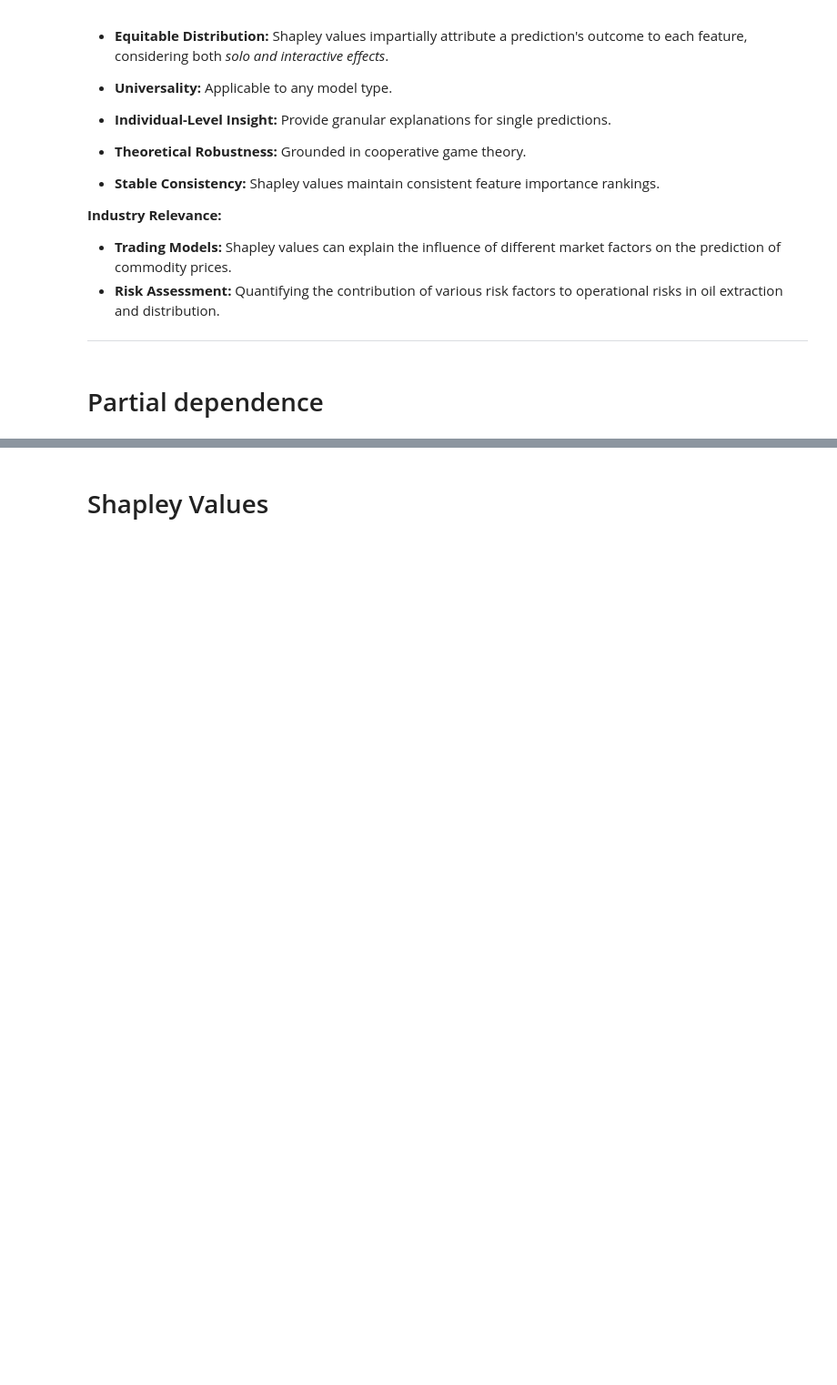
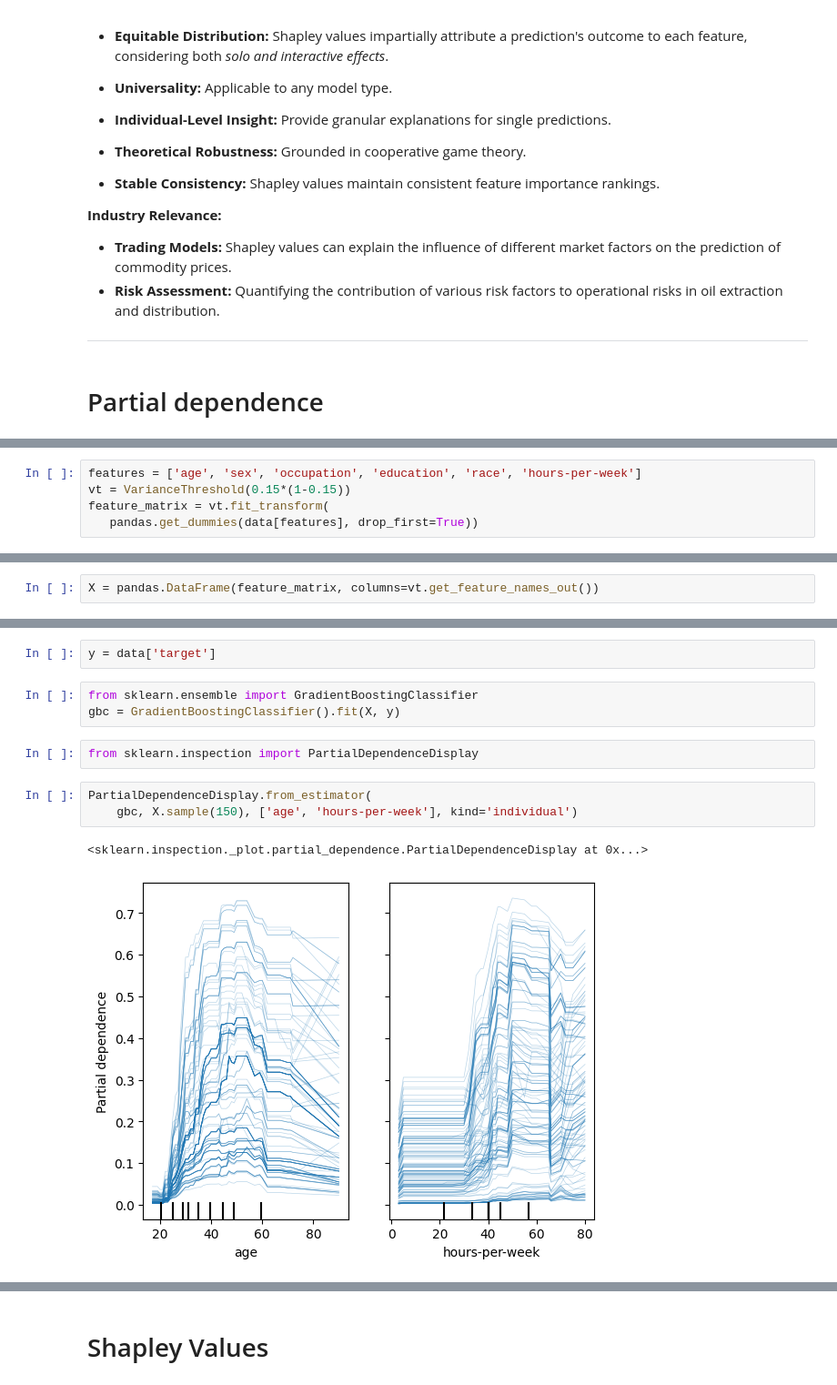
Before and after one commit to dhesse/IN-STK5k-2024-classroom-notes, a Jupyter notebook: nbhome/Lecture 12 - Interpretable Models.ipynb, the cells around one changed output, grey strips where cells are left out. Shown at 91% size. Cells and saved outputs as stored; diff of their text form; blank space fills up the shorter version.

```diff
--- a/nbhome/Lecture 12 - Interpretable Models.ipynb
+++ b/nbhome/Lecture 12 - Interpretable Models.ipynb
@@ -126,0 +189,5 @@
+# %%
+features = ['age', 'sex', 'occupation', 'education', 'race', 'hours-per-week']
+vt = VarianceThreshold(0.15*(1-0.15))
+feature_matrix = vt.fit_transform(
+   pandas.get_dummies(data[features], drop_first=True))
@@ -126,0 +204,2 @@
+# %%
+X = pandas.DataFrame(feature_matrix, columns=vt.get_feature_names_out())
@@ -126,0 +222,13 @@
+# %%
+y = data['target']
+# %%
+from sklearn.ensemble import GradientBoostingClassifier
+gbc = GradientBoostingClassifier().fit(X, y)
+# %%
+from sklearn.inspection import PartialDependenceDisplay
+# %%
+PartialDependenceDisplay.from_estimator(
+    gbc, X.sample(150), ['age', 'hours-per-week'], kind='individual')
+# %% [output]
+<sklearn.inspection._plot.partial_dependence.PartialDependenceDisplay at 0x...>
+[figure, added]
```
Also changed, not shown: parts of 28 cells of this notebook, 1 other file.
